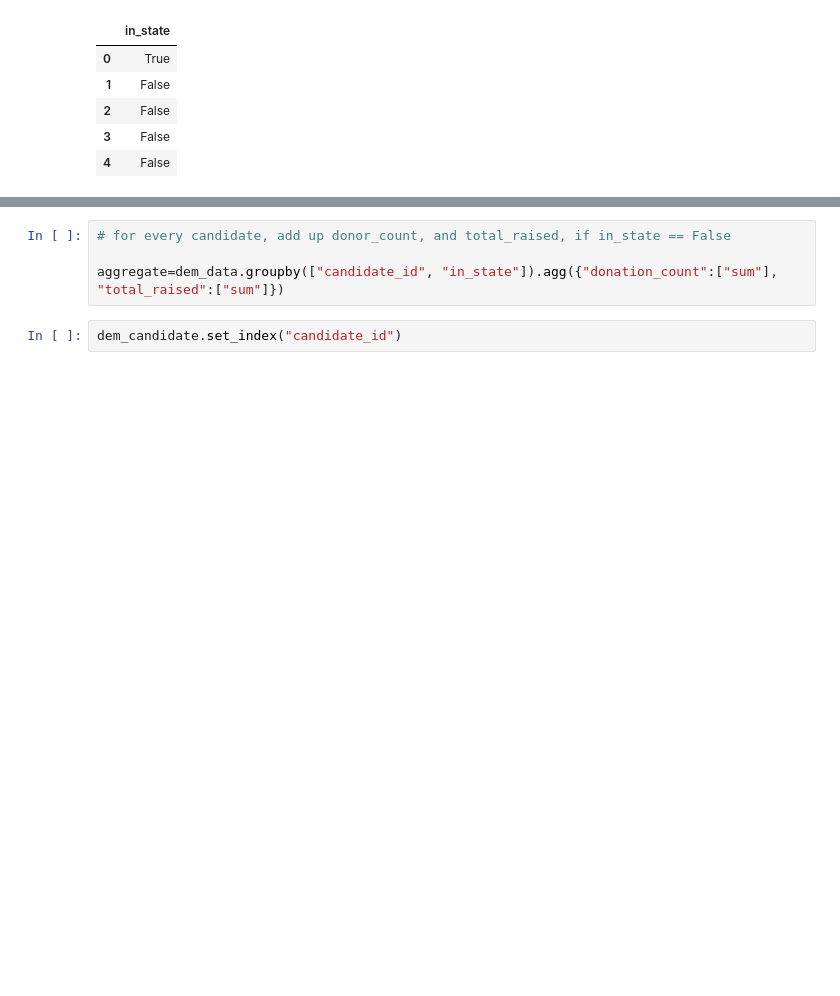
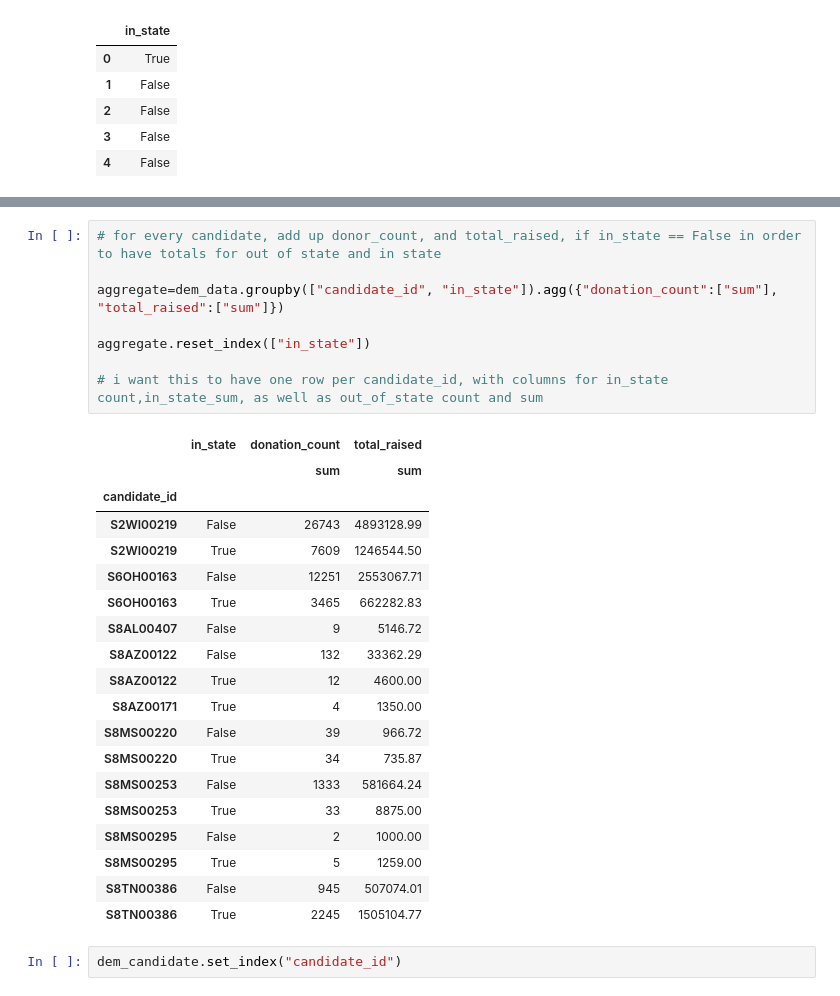
Before and after one commit to flopezjr/5-blue-json-mraz, a Jupyter notebook: dem_finance_merge.ipynb, the cells around one changed output, grey strips where cells are left out. Cells and saved outputs as stored; diff of their text form; blank space fills up the shorter version.

```diff
--- a/dem_finance_merge.ipynb
+++ b/dem_finance_merge.ipynb
@@ -65,7 +78,31 @@ dem_data.to_csv("dem_data.csv")
 # %%
-# for every candidate, add up donor_count, and total_raised, if in_state == False
+# for every candidate, add up donor_count, and total_raised, if in_state == False in order to have totals for out of state and in state
 
 aggregate=dem_data.groupby(["candidate_id", "in_state"]).agg({"donation_count":["sum"], "total_raised":["sum"]})
+
+aggregate.reset_index(["in_state"])
+
+# i want this to have one row per candidate_id, with columns for in_state count,in_state_sum, as well as out_of_state count and sum
+# %% [output]
+|  | in_state | donation_count | total_raised |
+|  |  | sum | sum |
+| candidate_id |  |  |  |
+| S2WI00219 | False | 26743 | 4893128.99 |
+| S2WI00219 | True | 7609 | 1246544.50 |
+| S6OH00163 | False | 12251 | 2553067.71 |
+| S6OH00163 | True | 3465 | 662282.83 |
+| S8AL00407 | False | 9 | 5146.72 |
+| S8AZ00122 | False | 132 | 33362.29 |
+| S8AZ00122 | True | 12 | 4600.00 |
+| S8AZ00171 | True | 4 | 1350.00 |
+| S8MS00220 | False | 39 | 966.72 |
+| S8MS00220 | True | 34 | 735.87 |
+| S8MS00253 | False | 1333 | 581664.24 |
+| S8MS00253 | True | 33 | 8875.00 |
+| S8MS00295 | False | 2 | 1000.00 |
+| S8MS00295 | True | 5 | 1259.00 |
+| S8TN00386 | False | 945 | 507074.01 |
+| S8TN00386 | True | 2245 | 1505104.77 |
 # %%
 dem_candidate.set_index("candidate_id")
 # %% [output]
```
Also changed, not shown: parts of 5 cells of this notebook.
